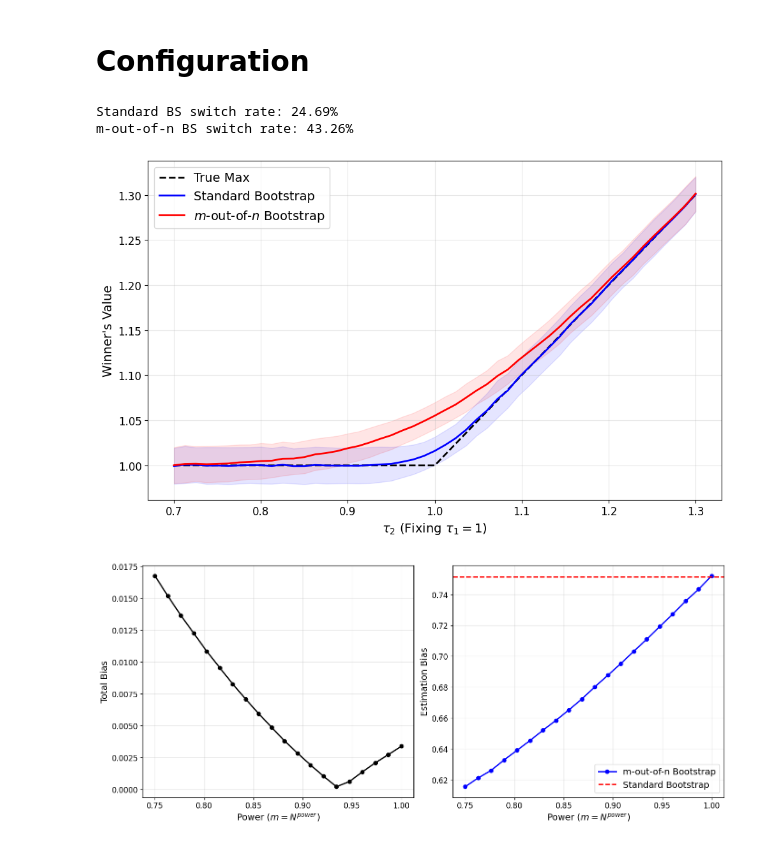
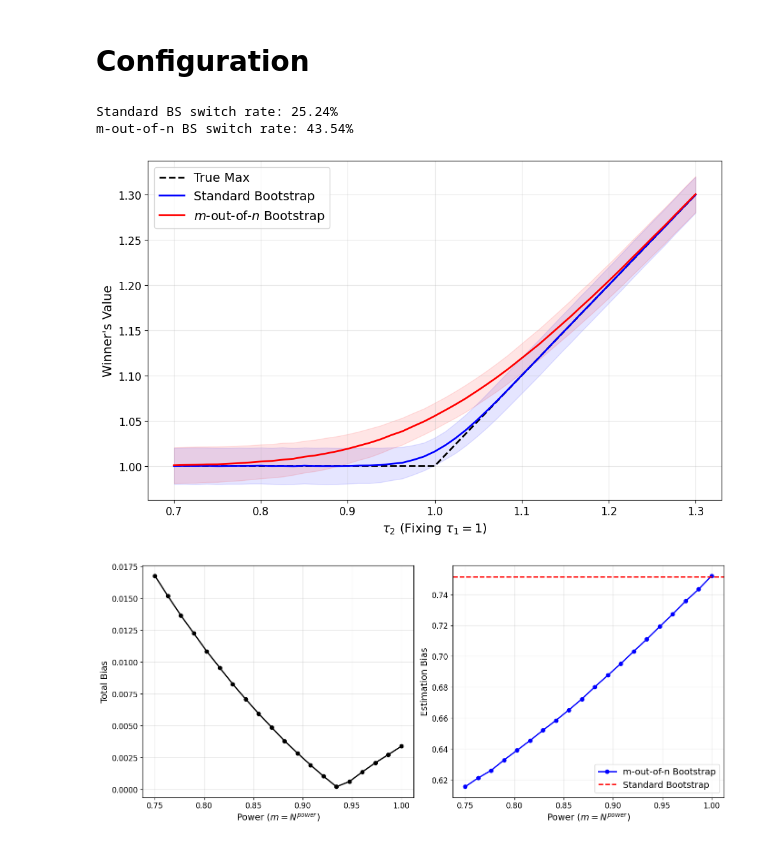
Before and after one commit to iamsikun/winners-curse, a Jupyter notebook: notebooks/subsampling.ipynb, the cells around one changed output. Saved outputs shown, nothing was run; the diff lists cells and outputs as text; code cells hidden in the pictures.

```diff
--- a/notebooks/subsampling.ipynb
+++ b/notebooks/subsampling.ipynb
@@ -13,8 +13,8 @@ m = int(N**0.6)    #
 sigma = 1.0        # Population standard deviation
 
 # Simulation Settings
-n_sim = 1000        # Number of dataset realizations per grid point (Smooths the curve)
-n_boot = 500      # Number of bootstrap draws per dataset
+n_sim = 10000        # Number of dataset realizations per grid point (Smooths the curve)
+n_boot = 1000      # Number of bootstrap draws per dataset
 tau1 = 1.0
 tau2_range = np.concatenate((np.linspace(0.7, 1.0, 25), np.linspace(1.0, 1.3, 26)[1:])) # Grid of True Difference
 
@@ -101,36 +101,36 @@ grad_m = np.gradient(gaussian_filter1d(mean_moon_bs, 1), tau2_range)
 
 # Print switch rates for the 25th grid point where tau1 = tau2
 print('Standard BS switch rate: {:.2%}'.format(switch_rates_N[24].mean()))
 print('m-out-of-n BS switch rate: {:.2%}'.format(switch_rates_m[24].mean()))
 
 # --- 3. Plotting ---
 fig, ax = plt.subplots(1, 1, figsize=(10, 6.18))
 
 # PANEL B: The Value Function (with Bands)
 ax.plot(tau2_range, true_max, 'k--', label='True Max', linewidth=2)
 
 # Standard BS
 ax.plot(tau2_range, mean_std_bs, 'b-', label='Standard Bootstrap', linewidth=2)
 ax.fill_between(tau2_range, mean_std_bs - std_std_bs, mean_std_bs + std_std_bs, color='blue', alpha=0.1)
 
 # m-out-of-n BS
 ax.plot(tau2_range, mean_moon_bs, 'r-', label=r'$m$-out-of-$n$ Bootstrap', linewidth=2)
 ax.fill_between(tau2_range, mean_moon_bs - std_moon_bs, mean_moon_bs + std_moon_bs, color='red', alpha=0.1)
 
 ax.set_xlabel(r"$\tau_2$ (Fixing $\tau_1=1$)", fontsize=14)
 ax.set_ylabel("Winner's Value", fontsize=14)
 ax.legend(fontsize=14)
 ax.tick_params(labelsize=12)
 ax.grid(True, alpha=0.3)
 
 
 plt.tight_layout()
 plt.savefig('../figures/moon_vs_standard_bootstrap.pdf')
 plt.show()
 # %% [output]
-Standard BS switch rate: 24.69%
-m-out-of-n BS switch rate: 43.26%
+Standard BS switch rate: 25.24%
+m-out-of-n BS switch rate: 43.54%
-[figure, old version]
+[figure, new version]
 # %%
 # --- Parameters ---
 N = 2500
```
Also changed, not shown: 6 other files.
